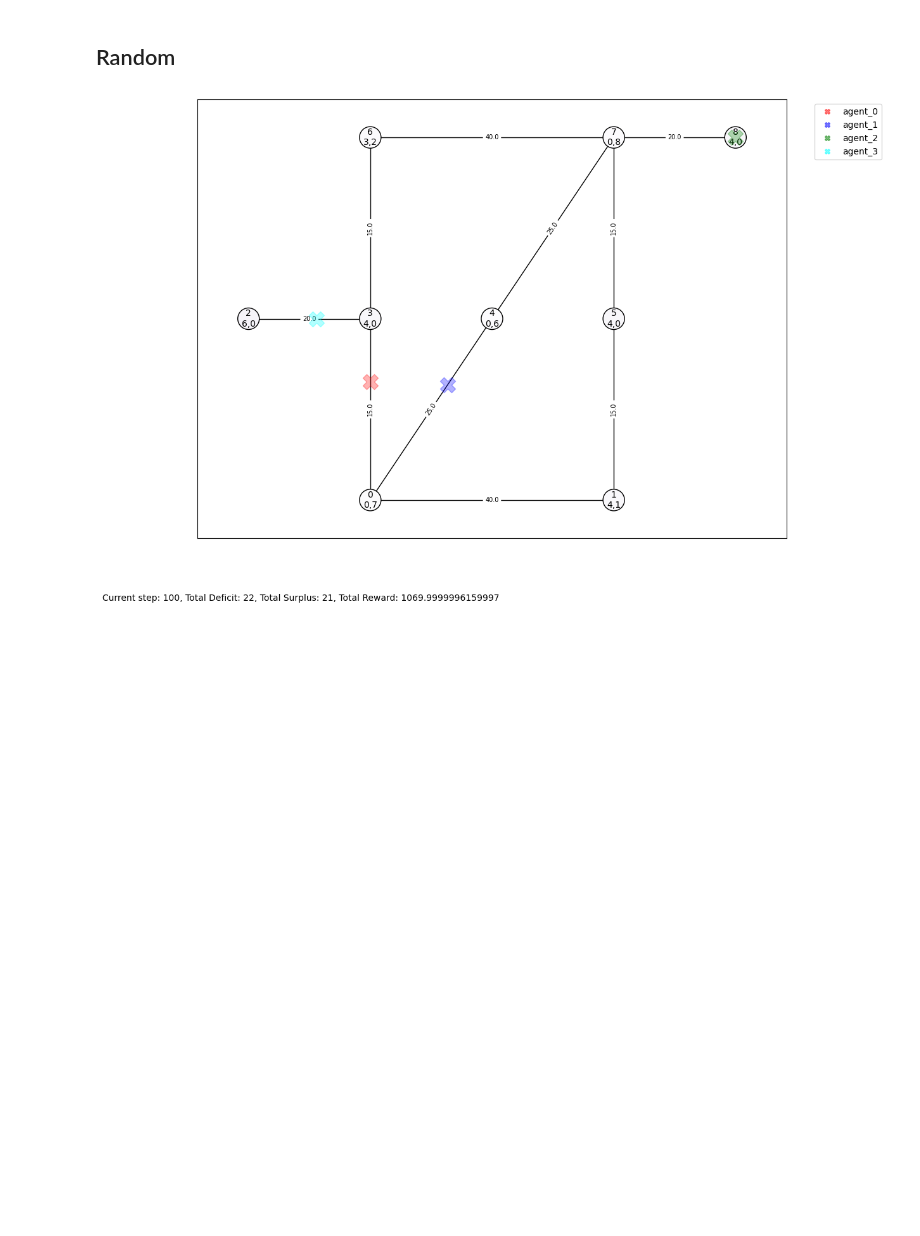
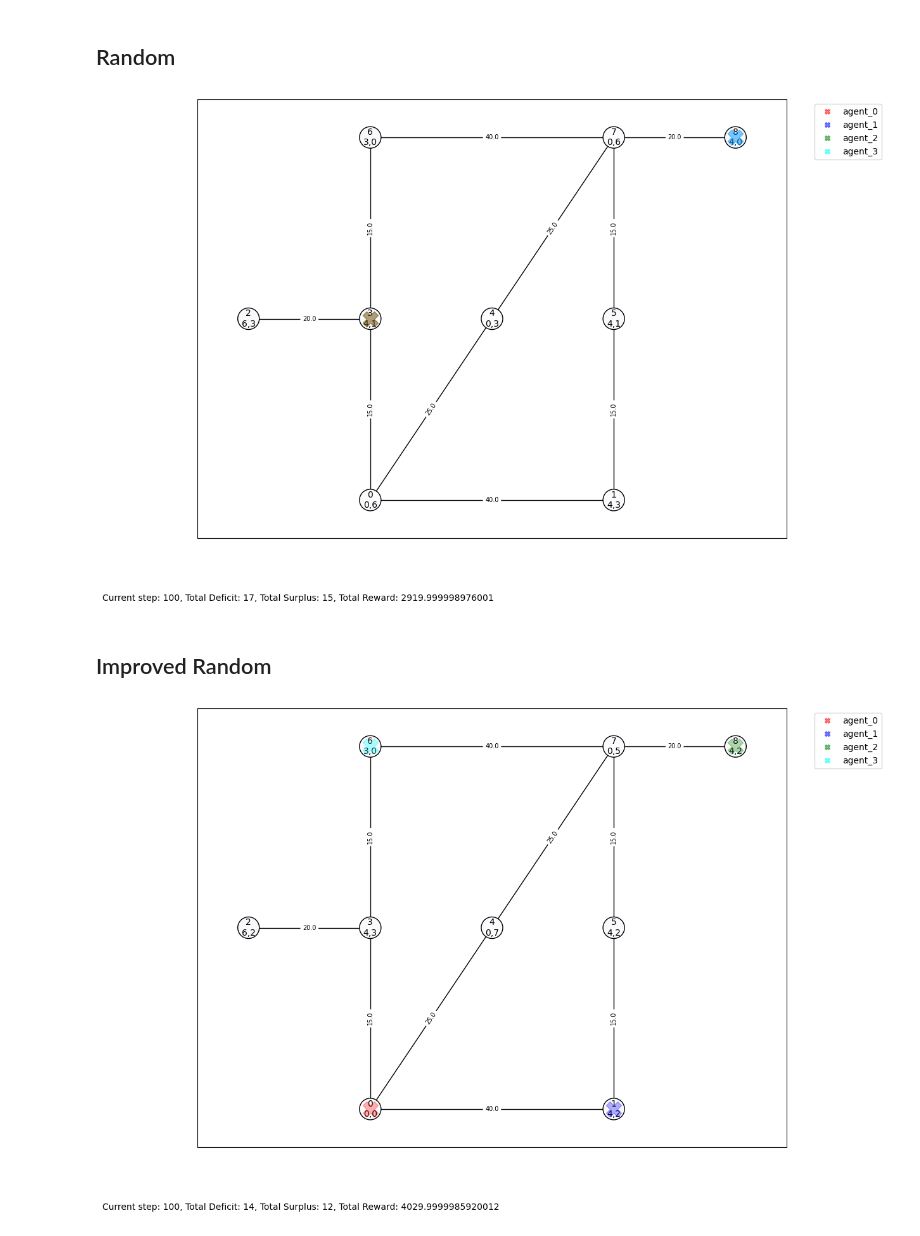
Before and after one commit to gyaanantia/thesis_work, a Jupyter notebook: heuristics/random.ipynb, the cells around one changed output. Cells and saved outputs as stored; diff of their text form; code cells hidden in the pictures; blank space fills up the shorter version.

Commit message:
added improved random and force load/drop heuristics

```diff
--- a/heuristics/random.ipynb
+++ b/heuristics/random.ipynb
@@ -24,10 +22,10 @@ env.render()
 # %%
 MAX_CYCLES = 100
-RENDER_ALL = True
+RENDER_ALL = False
 RENDER_TERMINAL = True
 
 sdg = SDGraph("../sdzoo/env/9nodes.graph")
-env = parallel_env(sdg, 4, speed = 10, observe_method="pyg")
+env = parallel_env(sdg, 4, speed = 40, observe_method="pyg")
 # %% [markdown]
 ## Random
 # %%
@@ -37,4 +35,14 @@ algo1 = RandomChoice(env)
 # %%
 algo1.evaluate(render=RENDER_ALL, render_terminal=RENDER_TERMINAL, max_cycles=MAX_CYCLES)
 # %% [output]
-[figure, old version]
+[figure, new version]
+# %% [markdown]
+## Improved Random
+# %%
+from algos.improved_random import ImprovedRandom
+
+algo2 = ImprovedRandom(env)
+# %%
+algo2.evaluate(render=RENDER_ALL, render_terminal=RENDER_TERMINAL, max_cycles=MAX_CYCLES)
+# %% [output]
+[figure, added]
```
Also changed, not shown: parts of 5 cells of this notebook, 2 other files.
